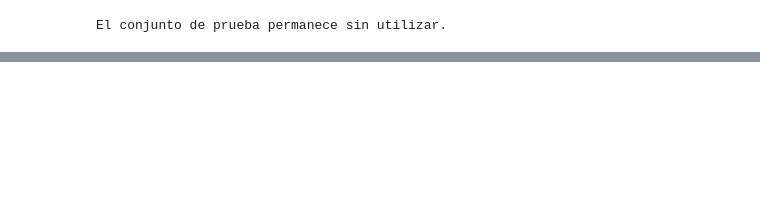
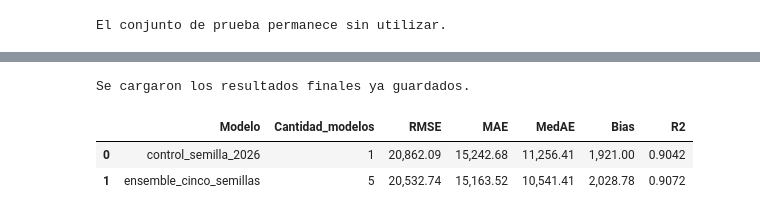
Before and after one commit to Bamo0507/Proyecto_1_Casas_Redes, a Jupyter notebook: Proyecto1.ipynb, the cells around one changed output, grey strips where cells are left out. Drawn from its saved outputs; the diff is of its cells as text; code cells hidden in the pictures; blank space fills up the shorter version.

Commit message:
feat: final iteration with ensemble of 5 seeds

```diff
--- a/Proyecto1.ipynb
+++ b/Proyecto1.ipynb
@@ -4117,3 +4117,23 @@ print("El conjunto de prueba permanece sin utilizar.")
 | 1 | iteracion_3_finalista_2 | Iteracion 3 | {"activacion":"leaky_relu","batch... | 5 | 24855.440240 | 4004.717713 | 10333.873443 | ... |
 | 2 | iteracion_3_finalista_1 | Iteracion 3 | {"activacion":"relu","batch_norm"... | 5 | 24815.797835 | 4391.288315 | 10792.068479 | ... |
 El conjunto de prueba permanece sin utilizar.
+# %%
+# Ensemble por semillas: configuracion y alcance de la evaluacion OOF.
+DIRECTORIO_ENSEMBLE_SEMILLAS = Path(
+    "data/processed/ensemble_semillas"
+)
+DIRECTORIO_ENSEMBLE_SEMILLAS.mkdir(parents=True, exist_ok=True)
+
+SEMILLAS_PARTICION_ENSEMBLE = [2026, 42, 31415, 2718, 7]
+SEMILLAS_MODELO_ENSEMBLE = [2026, 42, 31415, 2718, 7]
+TAMANOS_ENSEMBLE = [1, 3, 5]
+CONFIGURACION_ENSEMBLE = CONFIGURACION_CONTROL_ITERACION_3.copy()
+
+TOTAL_AJUSTES_ENSEMBLE = (
+    len(SEMILLAS_PARTICION_ENSEMBLE)
+    * FOLDS_CV
+    * len(SEMILLAS_MODELO_ENSEMBLE)
+)
+print(f"Semillas de particion: {SEMILLAS_PARTICION_ENSEMBLE}")
+print(f"Semillas de modelo: {SEMILLAS_MODELO_ENSEMBLE}")
+print(f"Ajustes OOF requeridos: {TOTAL_AJUSTES_ENSEMBLE}")
@@ -4119,0 +5166,60 @@ El conjunto de prueba permanece sin utilizar.
+# %%
+# Ejecutar una sola vez despues de bloquear todas las decisiones.
+ruta_metricas_test = (
+    DIRECTORIO_EVALUACION_FINAL / "metricas_test.csv"
+)
+ruta_bootstrap_test = (
+    DIRECTORIO_EVALUACION_FINAL
+    / "bootstrap_pareado_test.csv"
+)
+
+if "resultado_evaluacion_final_test" not in globals():
+    if ruta_metricas_test.exists() and ruta_bootstrap_test.exists():
+        resultado_evaluacion_final_test = {
+            "metricas": pd.read_csv(ruta_metricas_test),
+            "bootstrap": pd.read_csv(ruta_bootstrap_test),
+        }
+        print("Se cargaron los resultados finales ya guardados.")
+    else:
+        resultado_evaluacion_final_test = (
+            evaluar_modelos_bloqueados_en_test()
+        )
+else:
+    print(
+        "La evaluacion final ya existe en esta sesion; "
+        "no se vuelve a ejecutar."
+    )
+
+display(
+    resultado_evaluacion_final_test["metricas"].style.format(
+        {
+            "RMSE": "{:,.2f}",
+            "MAE": "{:,.2f}",
+            "MedAE": "{:,.2f}",
+            "Bias": "{:,.2f}",
+            "R2": "{:.4f}",
+        }
+    )
+)
+display(
+    resultado_evaluacion_final_test[
+        "bootstrap"
+    ].style.format(
+        {
+            "Diferencia_RMSE_observada": "{:,.2f}",
+            "IC95_inferior": "{:,.2f}",
+            "IC95_superior": "{:,.2f}",
+            "Probabilidad_ensemble_mejor": "{:.2%}",
+        }
+    )
+)
+print(
+    "Evaluacion final completada. "
+    "El ensemble permanece como modelo definitivo "
+    "y no se realizaran ajustes posteriores."
+)
+# %% [output]
+Se cargaron los resultados finales ya guardados.
+|  | Modelo | Cantidad_modelos | RMSE | MAE | MedAE | Bias | R2 |
+| 0 | control_semilla_2026 | 1 | 20,862.09 | 15,242.68 | 11,256.41 | 1,921.00 | 0.9042 |
+| 1 | ensemble_cinco_semillas | 5 | 20,532.74 | 15,163.52 | 10,541.41 | 2,028.78 | 0.9072 |
```
Also changed, not shown: parts of 7 cells of this notebook, 41 other files.
